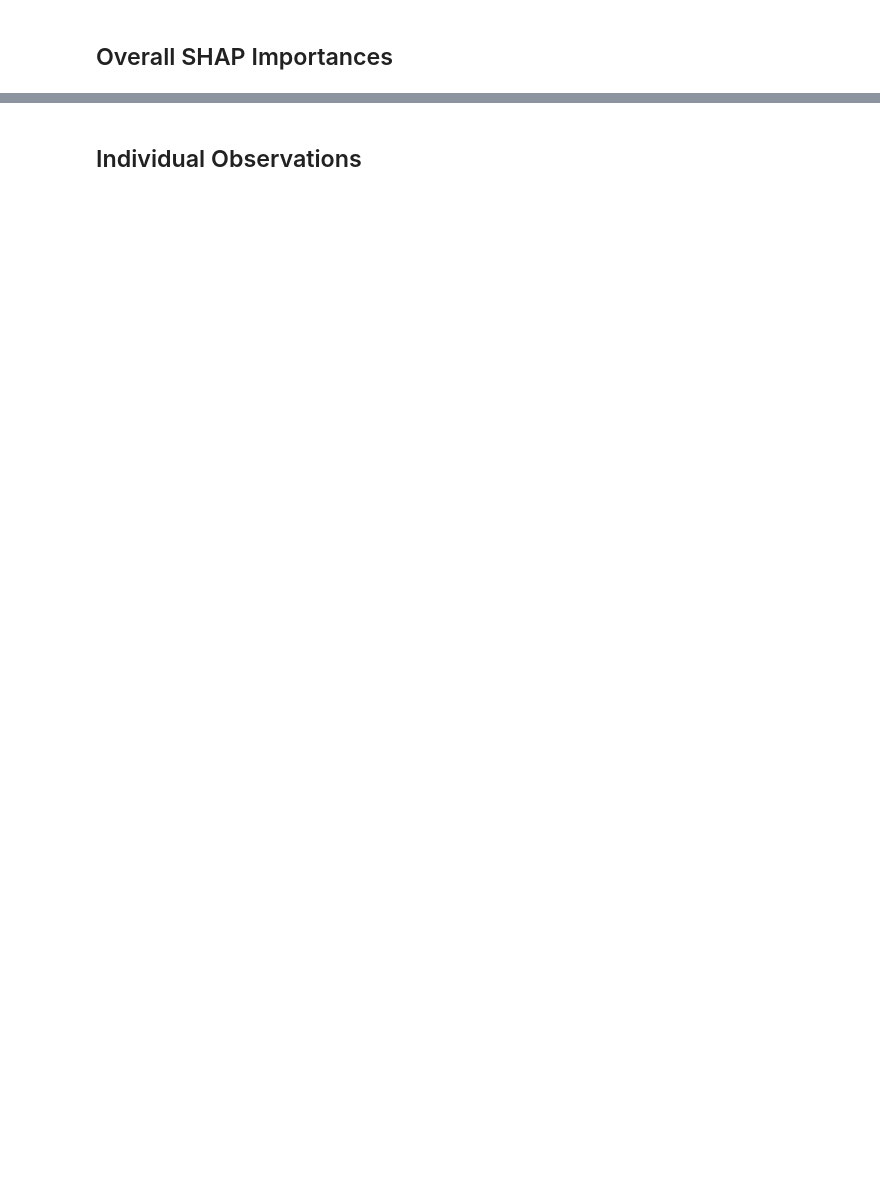
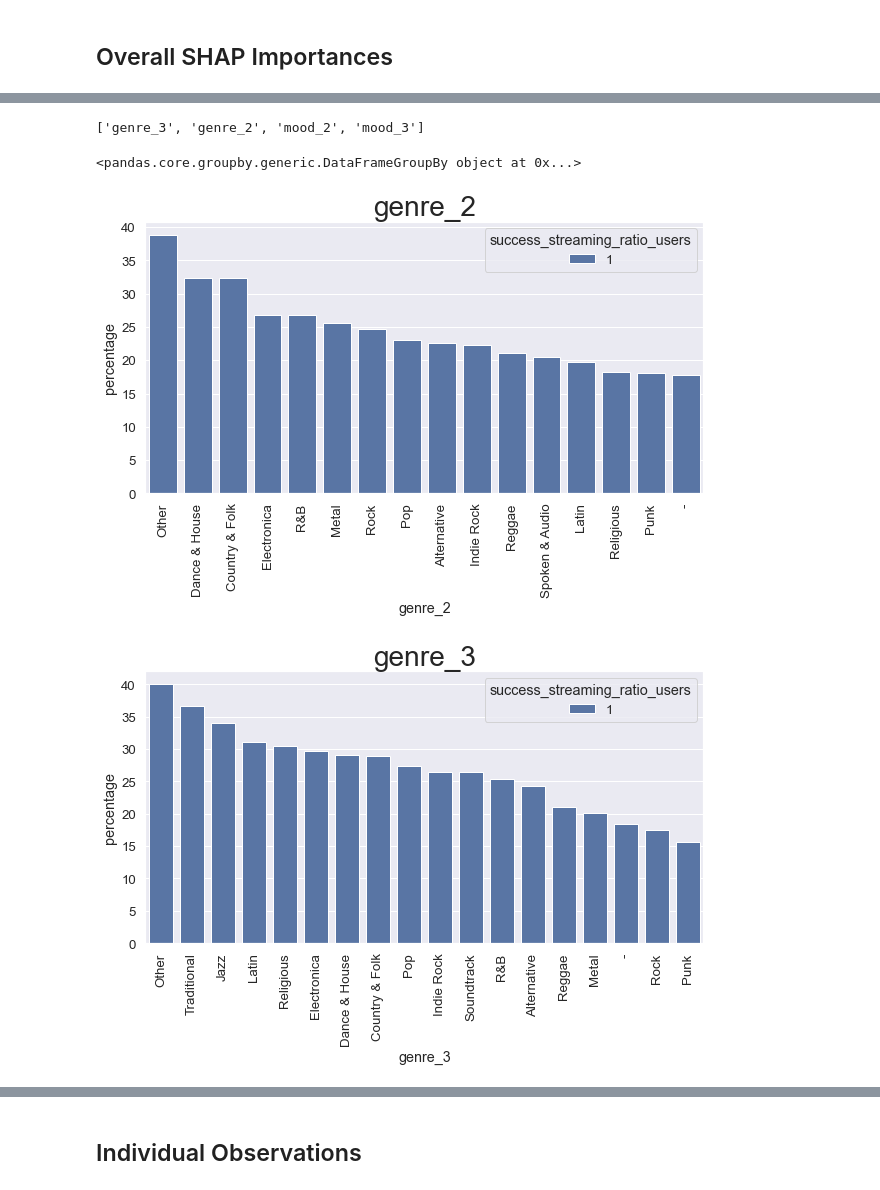
Before and after one commit to alexrobwong/playlist-success, a Jupyter notebook: notebooks/spotify_success_analysis.ipynb, the cells around one changed output, grey strips where cells are left out. Cells and saved outputs as stored; diff of their text form; code cells hidden in the pictures; blank space fills up the shorter version.

```diff
--- a/notebooks/spotify_success_analysis.ipynb
+++ b/notebooks/spotify_success_analysis.ipynb
@@ -673,0 +674,45 @@ display(shap_importance)
+# %%
+org_cat_cols = []
+for col in cat_shap_features:
+    parts = col.split("_")
+    org_cat_cols.append(f'{parts[0]}_{parts[1]}')
+
+org_cat_cols = list(set(org_cat_cols))
+# %%
+org_cat_cols
+# %% [output]
+['genre_3', 'genre_2', 'mood_2', 'mood_3']
+# %%
+snapshot.groupby(org_col)
+# %% [output]
+<pandas.core.groupby.generic.DataFrameGroupBy object at 0x...>
+# %%
+for col in ["genre_2", "genre_3", "mood_1", "mood_2", "mood_3"]:
+    cat_cutoff = 30
+    snapshot_cat_count = (snapshot
+                         .groupby(col)["success_streaming_ratio_users"]
+                         .count()
+                         .reset_index()
+                         .rename(columns={"success_streaming_ratio_users":"count"})
+                         .loc[lambda f: f['count']>=cat_cutoff].sort_values(by="count", ascending=False))
+
+    signifigant_cats = list(snapshot_cat_count[col])
+
+    snapshot_cat_prop = (snapshot
+                     .loc[lambda f: f[col].isin(signifigant_cats)]
+                     .groupby(col)["success_streaming_ratio_users"]
+                     .value_counts(normalize=True)
+                     .rename('percentage')
+                     .mul(100)
+                     .reset_index()
+                     .loc[lambda f: f["success_streaming_ratio_users"]==1]
+                     .sort_values(by='percentage', ascending=False))
+
+    fig, ax = plt.subplots(figsize=(10,5))
+    sns.barplot(x=col, y="percentage", data=snapshot_cat_prop, hue="success_streaming_ratio_users")
+    plt.title(col, size=28)
+    plt.xticks(rotation=90)
+    plt.show()
+# %% [output]
+[figure, added]
+[figure, added]
```
Also changed, not shown: parts of 30 cells of this notebook, 3 other files.
